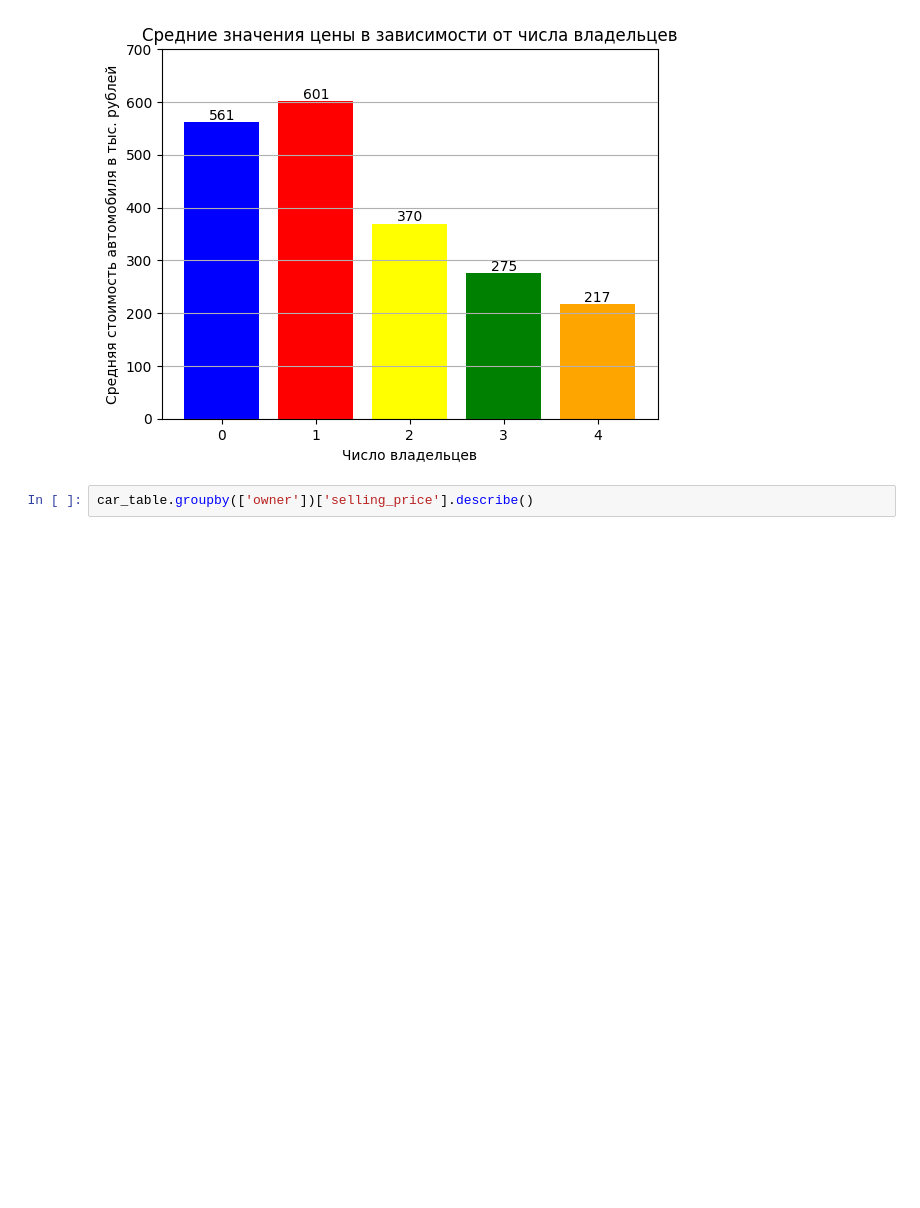
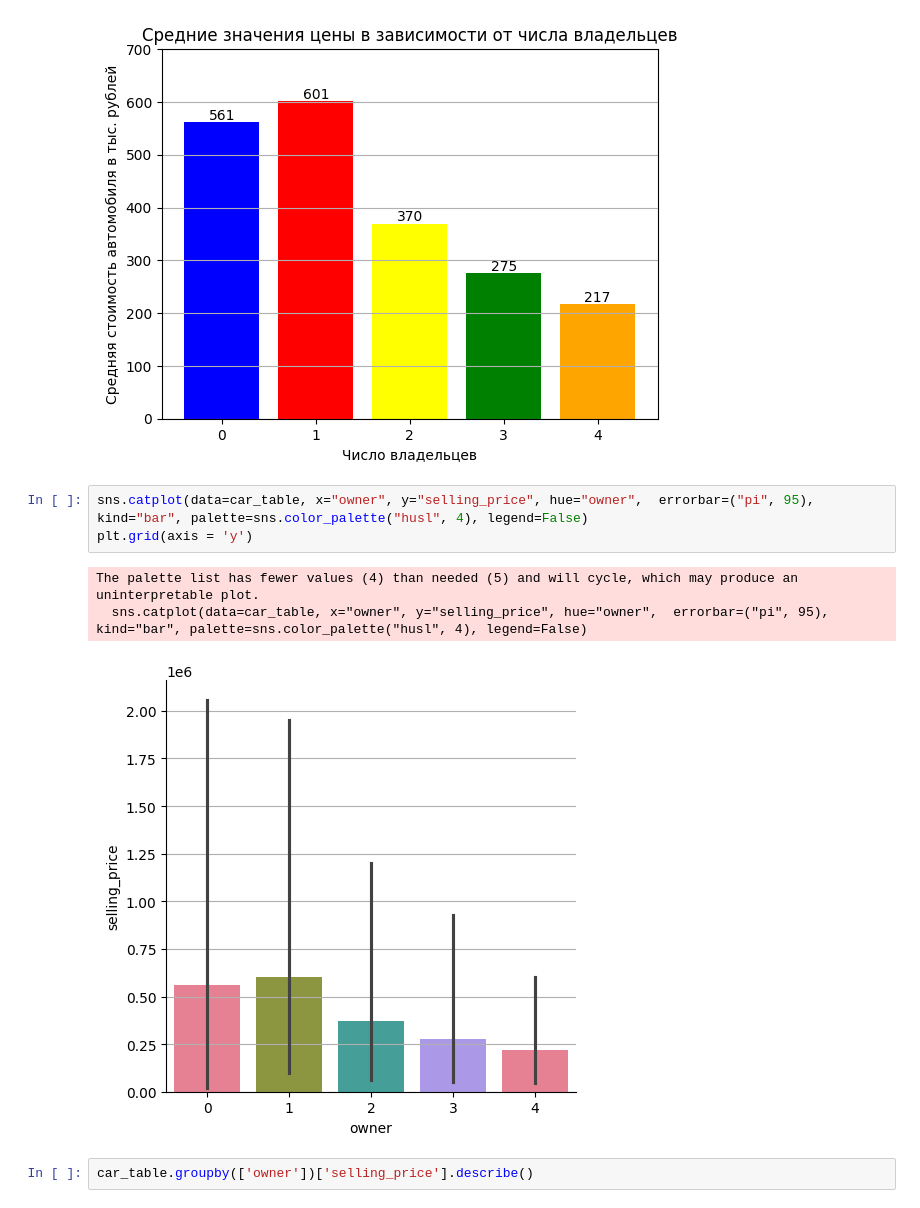
Before and after one commit to LlirikOknessu/tpu-8e21-ai-basis, a Jupyter notebook: Racheev/EDA_Racheev.ipynb, the cells around one changed output. Drawn from its saved outputs; the diff is of its cells as text; blank space fills up the shorter version.

```diff
--- a/Racheev/EDA_Racheev.ipynb
+++ b/Racheev/EDA_Racheev.ipynb
@@ -1662,6 +1645,13 @@ plt.grid(axis='y')
 plt.show()
 # %% [output]
 [figure]
+# %%
+sns.catplot(data=car_table, x="owner", y="selling_price", hue="owner",  errorbar=("pi", 95), kind="bar", palette=sns.color_palette("husl", 4), legend=False)
+plt.grid(axis = 'y')
+# %% [output]
+The palette list has fewer values (4) than needed (5) and will cycle, which may produce an uninterpretable plot.
+  sns.catplot(data=car_table, x="owner", y="selling_price", hue="owner",  errorbar=("pi", 95), kind="bar", palette=sns.color_palette("husl", 4), legend=False)
+[figure, added]
 # %%
 car_table.groupby(['owner'])['selling_price'].describe()
 # %% [output]
```
Also changed, not shown: parts of 150 cells of this notebook.
